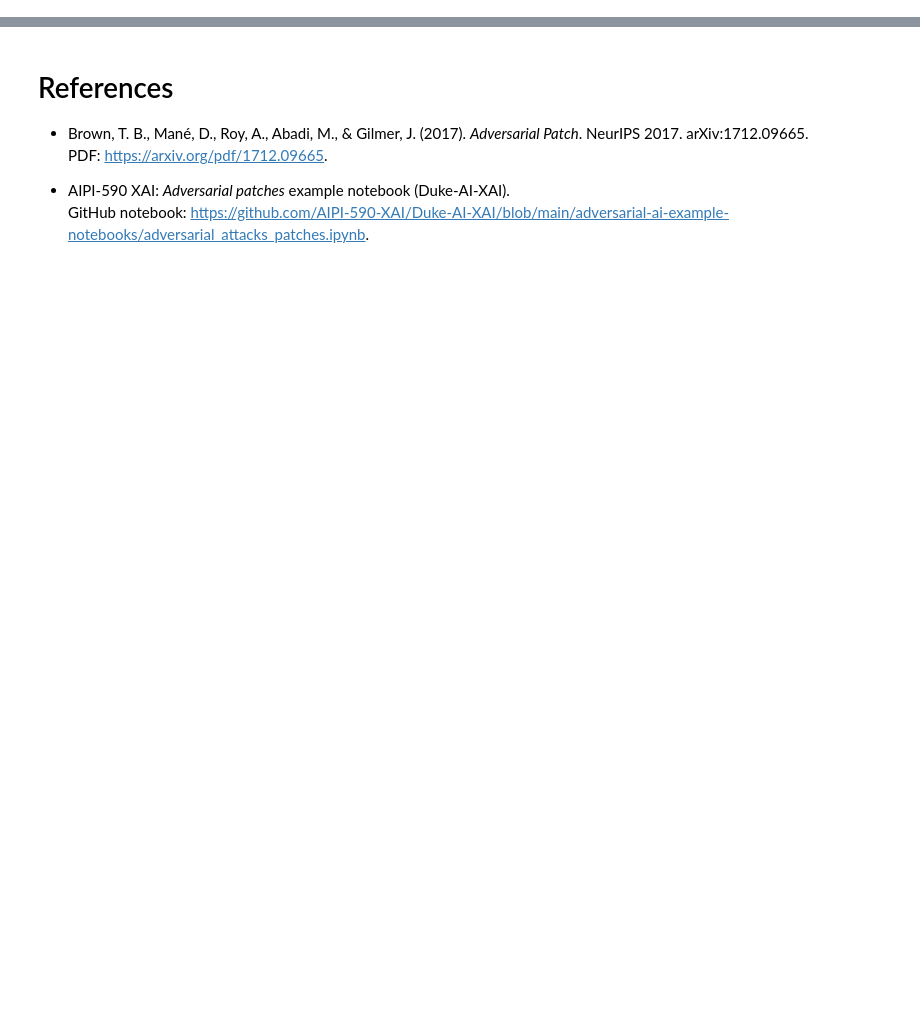
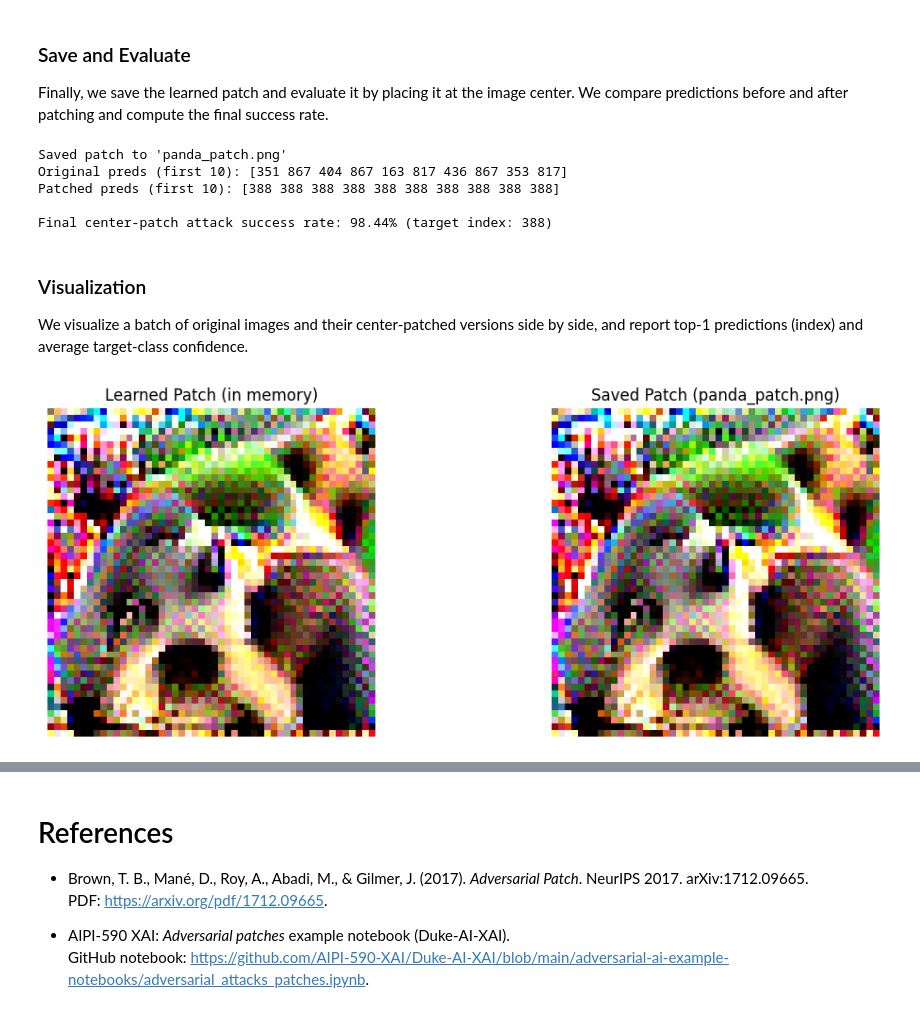
Before and after one commit to ludaladila/Adversarial_Patches, a Jupyter notebook: Adversarial_Patches.ipynb, the cells around one changed output, grey strips where cells are left out. Drawn from its saved outputs; the diff is of its cells as text; code cells hidden in the pictures; blank space fills up the shorter version.

```diff
--- a/Adversarial_Patches.ipynb
+++ b/Adversarial_Patches.ipynb
@@ -38,0 +170,76 @@ Patch size: 50x50
+# %% [markdown]
+### Save and Evaluate
+
+Finally, we save the learned patch and evaluate it by placing it at the image center. We compare predictions before and after patching and compute the final success rate.
+# %%
+# Save the learned patch and run a final evaluation on a held-out batch
+
+torchvision.utils.save_image(patch, 'panda_patch.png')
+print("Saved patch to 'panda_patch.png'")
+
+# Grab a batch for testing
+test_images, _ = next(iter(train_loader))
+test_images = test_images.to(DEVICE)
+
+# A) Original predictions
+with torch.no_grad():
+    original_outputs = model(normalize(test_images))
+    original_preds = torch.argmax(original_outputs, dim=1)
+print("Original preds (first 10):", original_preds.cpu().numpy()[:10])
+
+# B) Center-patched predictions
+patched_images = test_images.clone()
+x_start = (224 - PATCH_SIZE) // 2
+y_start = (224 - PATCH_SIZE) // 2
+patched_images[:, :, y_start:y_start+PATCH_SIZE, x_start:x_start+PATCH_SIZE] = patch
+
+with torch.no_grad():
+    patched_outputs = model(normalize(patched_images))
+    patched_preds = torch.argmax(patched_outputs, dim=1)
+print("Patched preds (first 10):", patched_preds.cpu().numpy()[:10])
+
+# C) Final success rate
+final_success_rate = (patched_preds == TARGET_CLASS).float().mean().item()
+print(f"\nFinal center-patch attack success rate: {final_success_rate * 100:.2f}% (target index: {TARGET_CLASS})")
+# %% [output]
+Saved patch to 'panda_patch.png'
+Original preds (first 10): [351 867 404 867 163 817 436 867 353 817]
+Patched preds (first 10): [388 388 388 388 388 388 388 388 388 388]
+
+Final center-patch attack success rate: 98.44% (target index: 388)
+# %% [markdown]
+### Visualization
+
+We visualize a batch of original images and their center-patched versions side by side, and report top-1 predictions (index) and average target-class confidence.
+# %%
+import os
+from PIL import Image
+import matplotlib.pyplot as plt
+import numpy as np
+
+# Helper to convert tensor patch to numpy image
+def _to_np_img(t):
+    t = t.detach().clamp(0,1).cpu().permute(1,2,0).numpy()
+    return t
+
+fig, axes = plt.subplots(1, 2, figsize=(12, 4))
+
+# 1) In-memory learned patch
+axes[0].imshow(_to_np_img(patch))
+axes[0].set_title('Learned Patch (in memory)')
+axes[0].axis('off')
+
+# 2) Saved patch file if exists
+saved_path = 'panda_patch.png'
+if os.path.exists(saved_path):
+    axes[1].imshow(np.asarray(Image.open(saved_path).convert('RGB')))
+    axes[1].set_title('Saved Patch (panda_patch.png)')
+else:
+    axes[1].text(0.5, 0.5, 'panda_patch.png not found', ha='center', va='center')
+    axes[1].set_title('Saved Patch')
+axes[1].axis('off')
+
+plt.tight_layout()
+plt.show()
+# %% [output]
+[figure, added]
```
Also changed, not shown: parts of 11 cells of this notebook.
